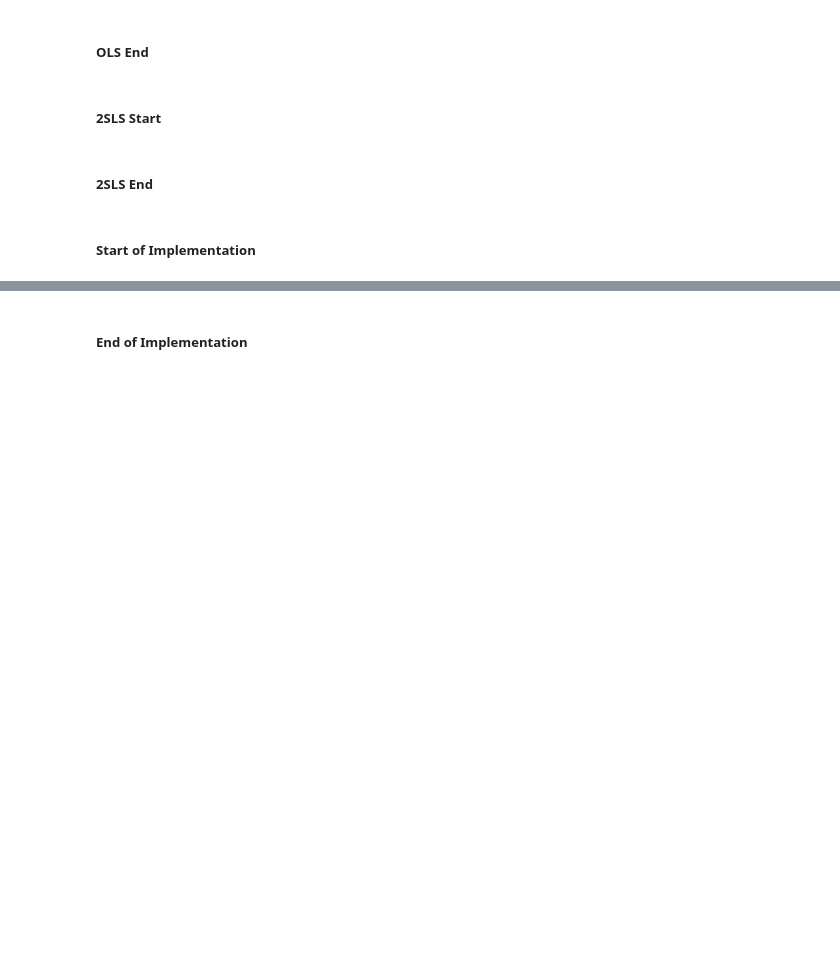
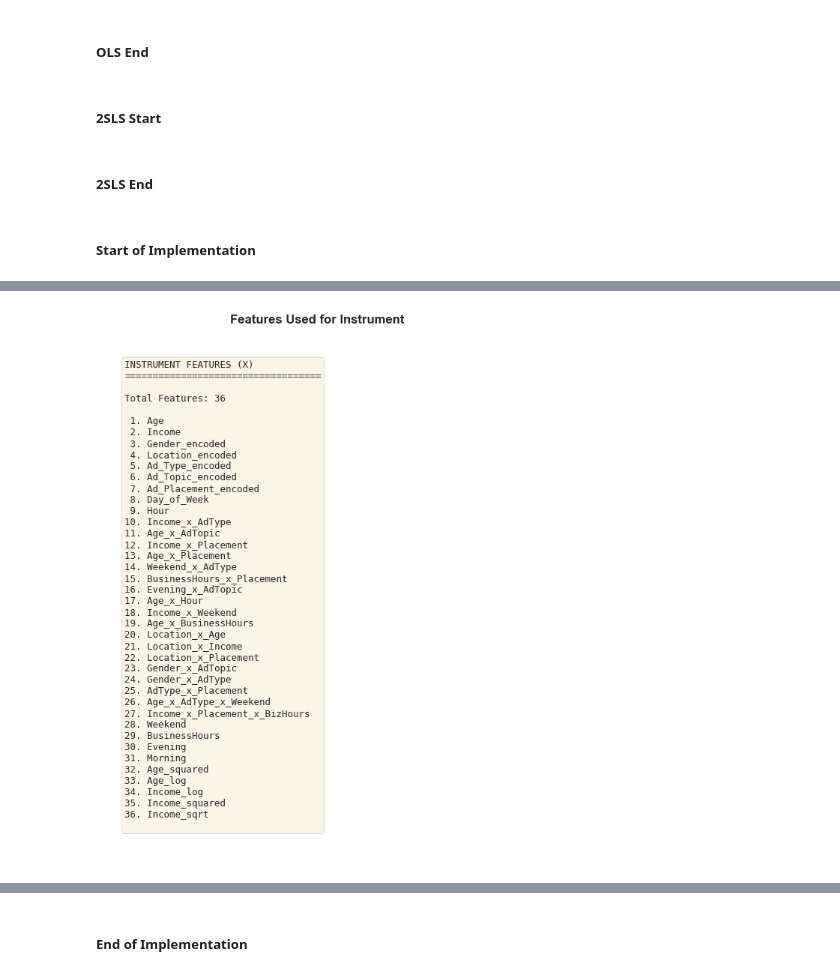
Before and after one commit to IanTaiAhn/econ6550, a Jupyter notebook: project/project_v3.ipynb, the cells around one changed output, grey strips where cells are left out. Cells and saved outputs as stored; diff of their text form; code cells hidden in the pictures; blank space fills up the shorter version.

Commit message:
okay. we are making the figures and are pretty much there.

```diff
--- a/project/project_v3.ipynb
+++ b/project/project_v3.ipynb
@@ -1279,0 +1583,7 @@ SAMPLE INFORMATION:
+# %%
+# Example usage in separate cells:
+# Cell 1:
+plot_feature_list(X)
+plt.show()
+# %% [output]
+[figure, added]
```
Also changed, not shown: parts of 27 cells of this notebook, 4 other files.
